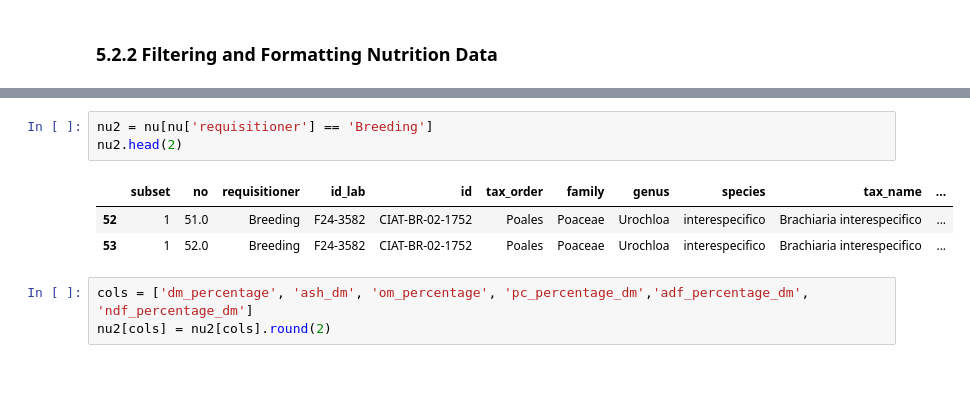
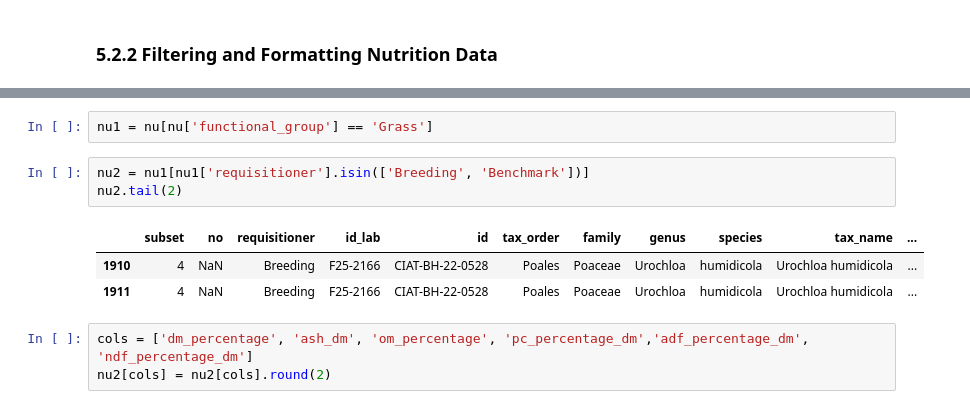
Before and after one commit to maurope/lmf, a Jupyter notebook: notebooks/2026/2026_05_22_data_delivery.ipynb, the cells around one changed output, grey strips where cells are left out. Cells and saved outputs as stored; diff of their text form; blank space fills up the shorter version.

```diff
--- a/notebooks/2026/2026_05_22_data_delivery.ipynb
+++ b/notebooks/2026/2026_05_22_data_delivery.ipynb
@@ -478,10 +505,12 @@ nu.head(2)
+# %%
+nu1 = nu[nu['functional_group'] == 'Grass']
 # %%
-nu2 = nu[nu['requisitioner'] == 'Breeding']
-nu2.head(2)
+nu2 = nu1[nu1['requisitioner'].isin(['Breeding', 'Benchmark'])]
+nu2.tail(2)
 # %% [output]
 |  | subset | no | requisitioner | id_lab | id | tax_order | family | genus | species | tax_name | ... |
-| 52 | 1 | 51.0 | Breeding | F24-3582 | CIAT-BR-02-1752 | Poales | Poaceae | Urochloa | interespecifico | Brachiaria interespecifico | ... |
-| 53 | 1 | 52.0 | Breeding | F24-3582 | CIAT-BR-02-1752 | Poales | Poaceae | Urochloa | interespecifico | Brachiaria interespecifico | ... |
+| 1910 | 4 | NaN | Breeding | F25-2166 | CIAT-BH-22-0528 | Poales | Poaceae | Urochloa | humidicola | Urochloa humidicola | ... |
+| 1911 | 4 | NaN | Breeding | F25-2166 | CIAT-BH-22-0528 | Poales | Poaceae | Urochloa | humidicola | Urochloa humidicola | ... |
 # %%
 cols = ['dm_percentage', 'ash_dm', 'om_percentage', 'pc_percentage_dm','adf_percentage_dm', 'ndf_percentage_dm']
 nu2[cols] = nu2[cols].round(2)
```
Also changed, not shown: parts of 34 cells of this notebook, 19 other files.
